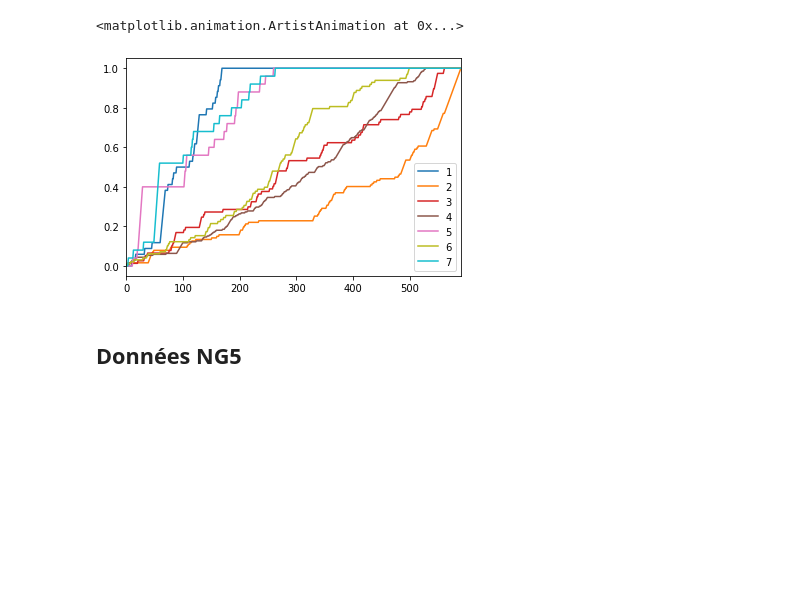
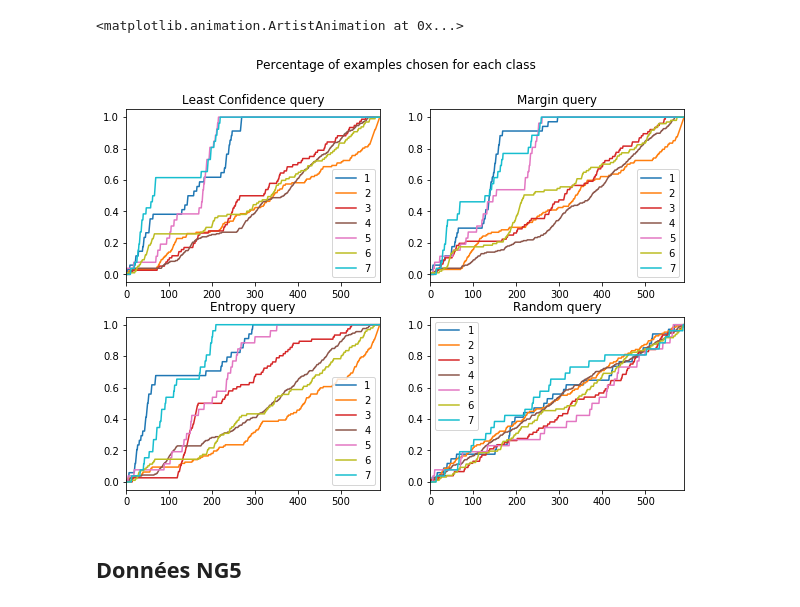
Before and after one commit to mahdiou-diallo/ActiveLearning, a Jupyter notebook: notebook.ipynb, the cells around one changed output. Saved outputs shown, nothing was run; the diff lists cells and outputs as text; code cells hidden in the pictures; blank space fills up the shorter version.

```diff
--- a/notebook.ipynb
+++ b/notebook.ipynb
@@ -382,7 +268,7 @@ anim
 # %% [output]
 <matplotlib.animation.ArtistAnimation at 0x...>
 # %%
-def plot_choice_order(time_chosen, y):
+def plot_choice_order(time_chosen, y, ax=None):
     choice_order = np.argsort(time_chosen)
     y = y[choice_order]
     labels = np.unique(y)
@@ -395,13 +281,32 @@ def plot_choice_order(time_chosen, y):
     df_classes = pd.DataFrame(class_mat, columns=labels)
 
     percent_chosen = df_classes.cumsum(axis=0)/class_counts
-    ax = percent_chosen.plot(cmap='tab10')
+    ax = percent_chosen.plot(cmap='tab10', ax=ax)
+#     ax.legend(loc='center left',
+#               bbox_to_anchor=(1.01,.5))
     return ax
-# %%
-plot_choice_order(lc_oracle.time_chosen_, y_train)
-ax.set_title('Percentage of examples chosen for each class');
-# %% [output]
-[figure, removed]
+# %%
+fig = plt.figure(figsize=(10,7))
+fig.suptitle('Percentage of examples chosen for each class');
+
+ax = plt.subplot(221)
+ax = plot_choice_order(lc_oracle.time_chosen_, y_train, ax=ax)
+ax.set_title('Least Confidence query')
+
+ax = plt.subplot(222)
+ax = plot_choice_order(margin_oracle.time_chosen_, y_train, ax=ax)
+ax.set_title('Margin query')
+
+ax = plt.subplot(223)
+ax = plot_choice_order(entropy_oracle.time_chosen_, y_train, ax=ax)
+ax.set_title('Entropy query')
+
+
+ax = plt.subplot(224)
+ax = plot_choice_order(rand_oracle.time_chosen_, y_train, ax=ax)
+ax.set_title('Random query');
+# %% [output]
+[figure, added]
 # %% [markdown]
 ## Données NG5
 # %%
```
Also changed, not shown: parts of 11 cells of this notebook, 1 other file.
